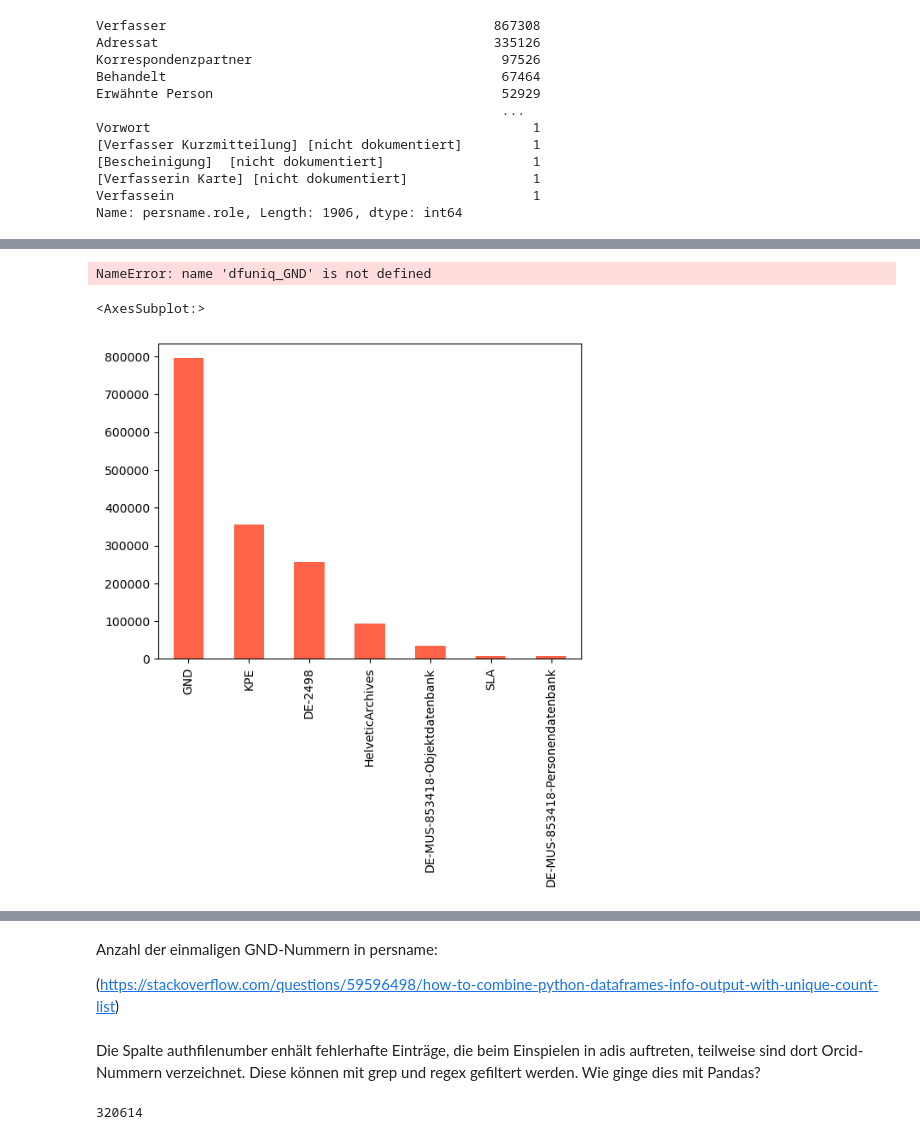
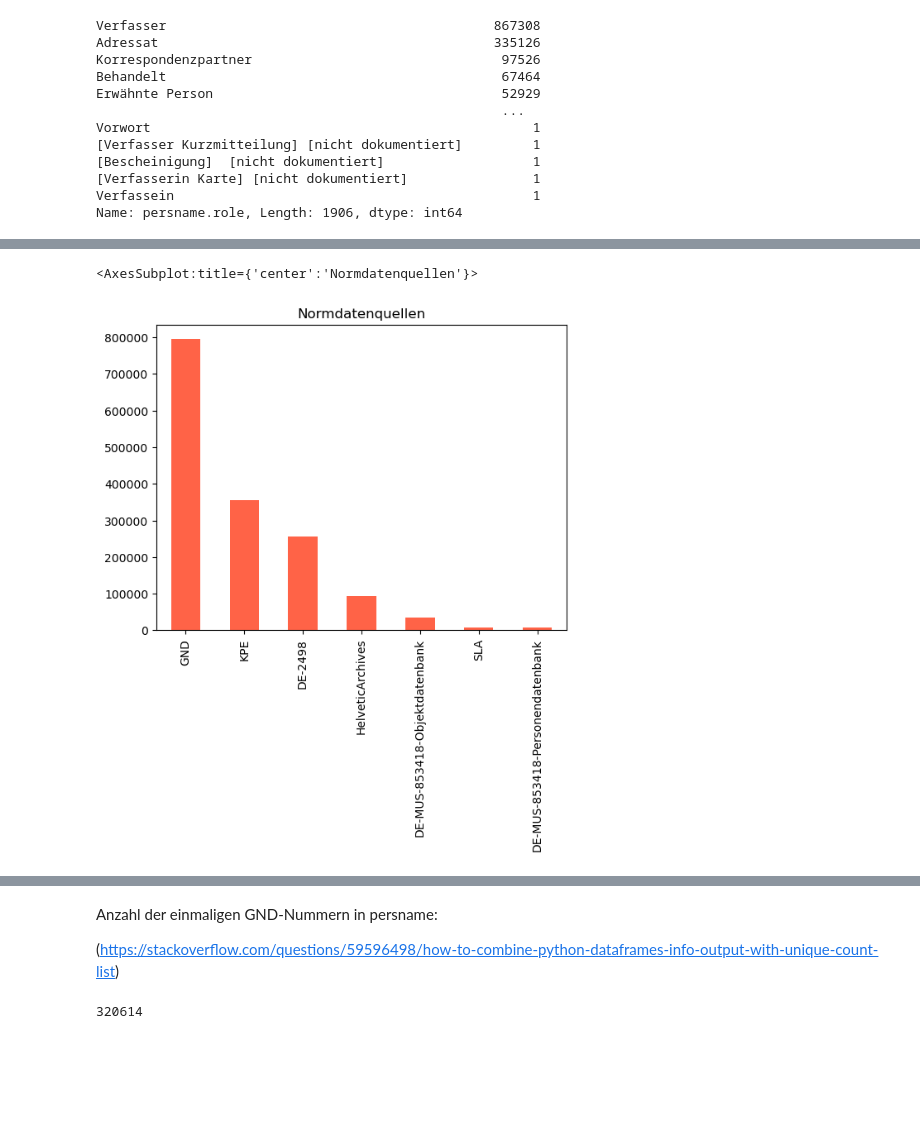
Before and after one commit to katjajana/2022-2023-Data_Librarian_Katja_Jana, a Jupyter notebook: Modul_6/all_fields_catmandu_pandas_Kalliope.ipynb, the cells around one changed output, grey strips where cells are left out. Saved outputs shown, nothing was run; the diff lists cells and outputs as text; code cells hidden in the pictures; blank space fills up the shorter version.

```diff
--- a/Modul_6/all_fields_catmandu_pandas_Kalliope.ipynb
+++ b/Modul_6/all_fields_catmandu_pandas_Kalliope.ipynb
@@ -89,10 +88,6 @@ dfuniq["persname.normal"].value_counts().nlargest(n=15).plot(kind="bar", color='
-# %%
-dfuniq_GND["persname.authfilenumber"].nunique()
-# %% [output]
-NameError: name 'dfuniq_GND' is not defined
 # %%
-dfuniq["persname.source"].value_counts().plot(kind="bar", color ='tomato')
+dfuniq["persname.source"].value_counts().plot(kind="bar", color ='tomato', title = "Normdatenquellen")
 # %% [output]
-<AxesSubplot:>
+<AxesSubplot:title={'center':'Normdatenquellen'}>
-[figure, old version]
+[figure, new version]
 # %%
@@ -116,6 +112,4 @@ dfuniq_GND
 Anzahl der einmaligen GND-Nummern in persname:
 
 (https://stackoverflow.com/questions/59596498/how-to-combine-python-dataframes-info-output-with-unique-count-list)
-# %% [markdown]
-Die Spalte authfilenumber enhält fehlerhafte Einträge, die beim Einspielen in adis auftreten, teilweise sind dort Orcid-Nummern verzeichnet. Diese können mit grep und regex gefiltert werden. Wie ginge dies mit Pandas?
 # %%
```
Also changed, not shown: parts of 25 cells of this notebook.
